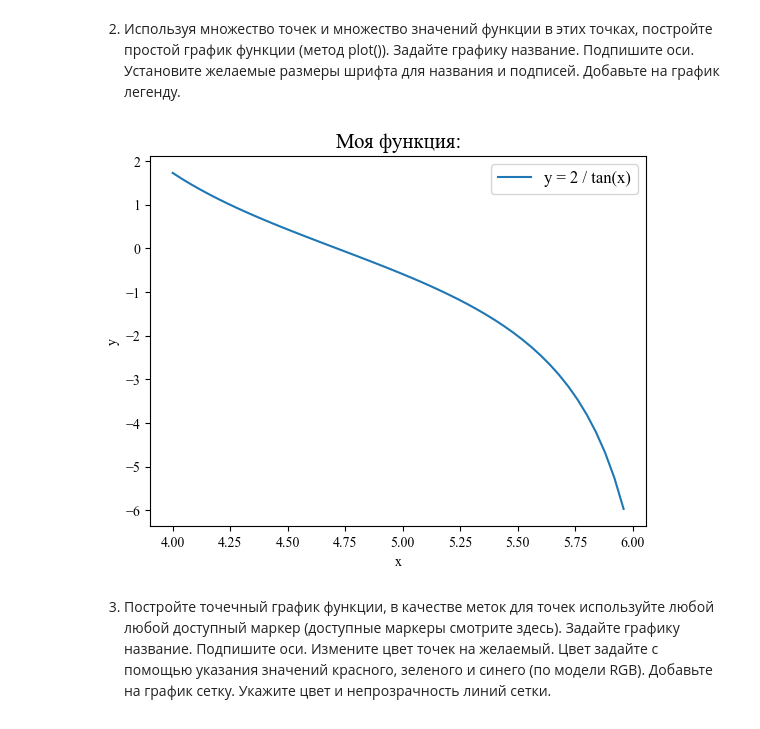
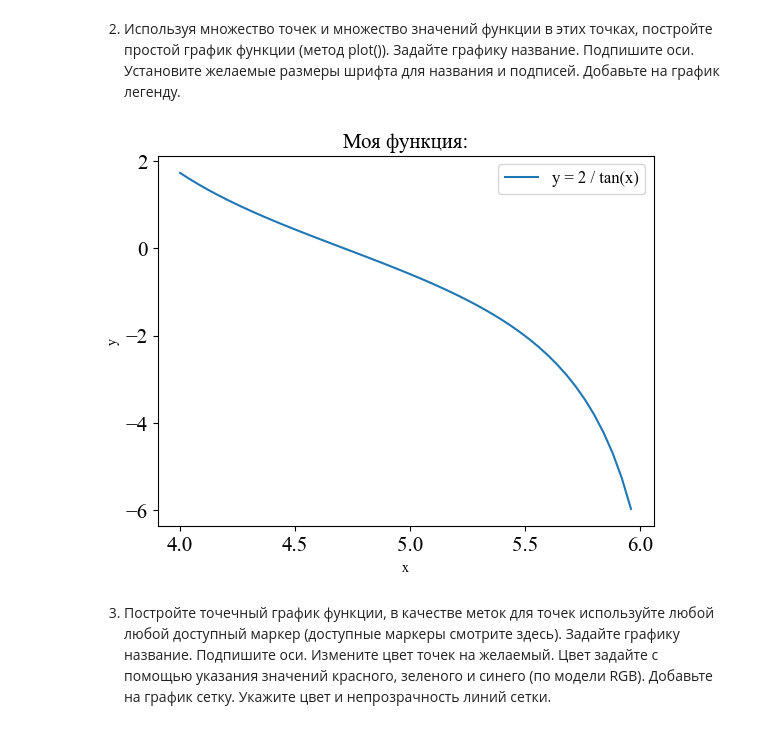
Before and after one commit to vldzgr123/PoP202324, a Jupyter notebook: 4_practice.ipynb, the cells around one changed output. Saved outputs shown, nothing was run; the diff lists cells and outputs as text; code cells hidden in the pictures.

```diff
--- a/4_practice.ipynb
+++ b/4_practice.ipynb
@@ -33,23 +33,22 @@ y=results
 # %%
 def second_task(x, y):
     matplotlib.rcParams['font.family'] = 'Times New Roman'#шрифт
     plt.title('Моя функция:',fontsize=15)#Заголовок
     plt.plot(x,y)#оси
 
-    plt.rc('font', size=8)#Размер шрифта
-    plt.rc('axes', titlesize=10)#Размер подписи
+    plt.rc('font', size=15)#Размер шрифта
     plt.rc('axes', labelsize=10)#Размер значения
     plt.rc('legend', fontsize=12)#Размер шрифта легенды
 
 
     plt.legend(['y = 2 / tan(x)'])
     plt.ylabel('y')
     plt.xlabel('x')
 
     plt.show()
 second_task(x, y)
 # %% [output]
-[figure, old version]
+[figure, new version]
 # %% [markdown]
 3. Постройте точечный график функции, в качестве меток для точек
 используйте любой любой доступный маркер (доступные маркеры
```
Also changed, not shown: parts of 6 cells of this notebook, 8 other files.
